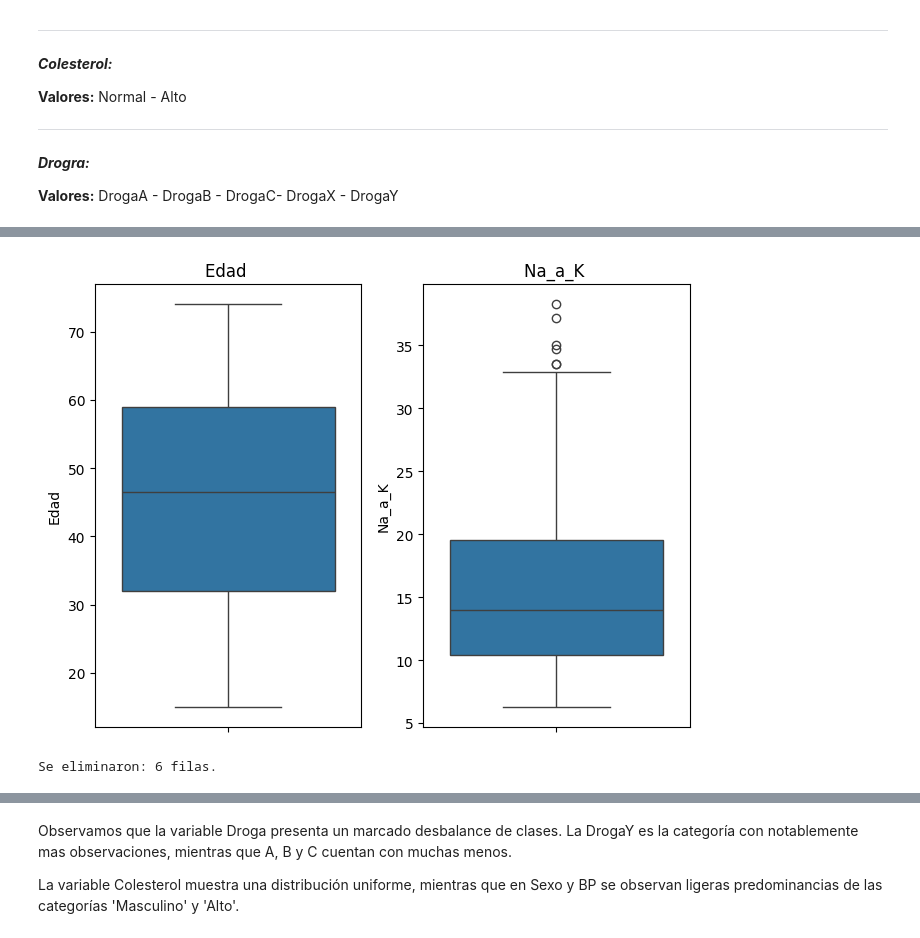
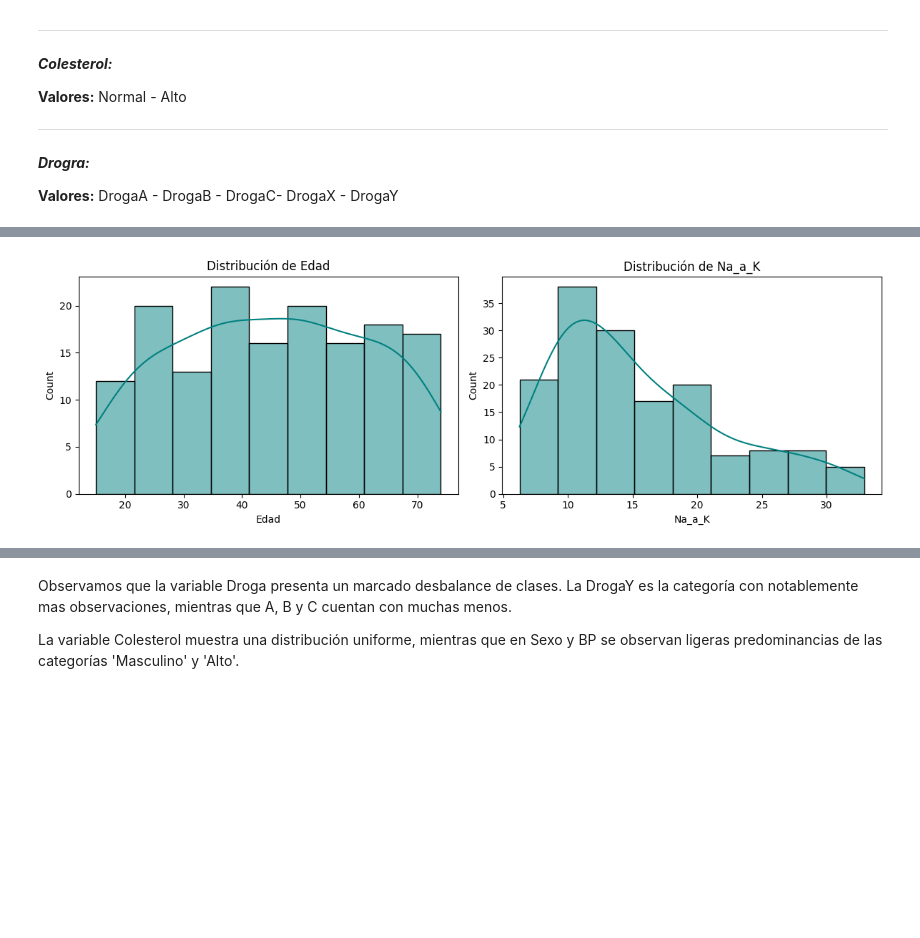
Before and after one commit to CaroRuiz92/TPs_Mineria_Datos, a Jupyter notebook: TP2/Trabajo_Practico_Nro_2_Bartomioli_Ruiz.ipynb, the cells around one changed output, grey strips where cells are left out. Drawn from its saved outputs; the diff is of its cells as text; code cells hidden in the pictures; blank space fills up the shorter version.

```diff
--- a/TP2/Trabajo_Practico_Nro_2_Bartomioli_Ruiz.ipynb
+++ b/TP2/Trabajo_Practico_Nro_2_Bartomioli_Ruiz.ipynb
@@ -632,5 +671,5 @@ def discretizar(datos_train, datos_test, columnas, n_bins):
 # %%
-# Carga y visuaización del conjunto de Datos sobre drogas farmacéuticas.
-farmac = pd.read_csv('/content/drugType.csv')
-farmac.head()
+# CARGA Y REVISIÓN INICIAL
+farmac = pd.read_csv('drugType.csv')
+farmac.info()
 # %% [output]
@@ -759,0 +842,23 @@ Se realizaron boxplots para cada variable numérica con el objetivo de identific
+# %%
+# Visualización de outliers antes del filtrado
+cols_num = ['Edad', 'Na_a_K']
+
+plt.figure(figsize=(10, 4))
+for i, col in enumerate(cols_num):
+    plt.subplot(1, 2, i + 1)
+    sns.boxplot(y=farmac1_train[col], color='skyblue')
+    plt.title(f"Boxplot de {col} (Train 80/20 - Inicial)")
+plt.tight_layout()
+plt.show()
+
+# Eliminación de outliers exclusivamente sobre farmac1_train
+farmac1_train = outliers_iqr(farmac1_train, 'Na_a_K')
+
+# Boxplot posterior para verificar el efecto
+plt.figure(figsize=(10, 4))
+for i, col in enumerate(cols_num):
+    plt.subplot(1, 2, i + 1)
+    sns.boxplot(y=farmac1_train[col], color='lightgreen')
+    plt.title(f"Boxplot de {col} (Train 80/20 - Sin Outliers)")
+plt.tight_layout()
+plt.show()
@@ -760,21 +869,12 @@ Se realizaron boxplots para cada variable numérica con el objetivo de identific
 # %%
-# BOXPLOTS:
-cols_num = ['Edad',	'Na_a_K']
-
-plt.figure(figsize=(10,5))
-
+# Histogramas de variables numéricas
+plt.figure(figsize=(12, 4))
 for i, col in enumerate(cols_num):
-    plt.subplot(1, 3, i+1)
-    sns.boxplot( y=col, data=farmac1_train)
-    plt.title(f"{col} ")
-
+    plt.subplot(1, 2, i + 1)
+    sns.histplot(farmac1_train[col], kde=True, color='teal')
+    plt.title(f"Distribución de {col}")
 plt.tight_layout()
 plt.show()
 # %% [output]
-[figure, old version]
+[figure, new version]
-# %%
-#Eliminación outliers en 'Na_a_K'.
-farmac1_train = outliers(farmac1_train,'Na_a_K')
-# %% [output]
-Se eliminaron: 6 filas.
 # %%
```
Also changed, not shown: parts of 197 cells of this notebook.
